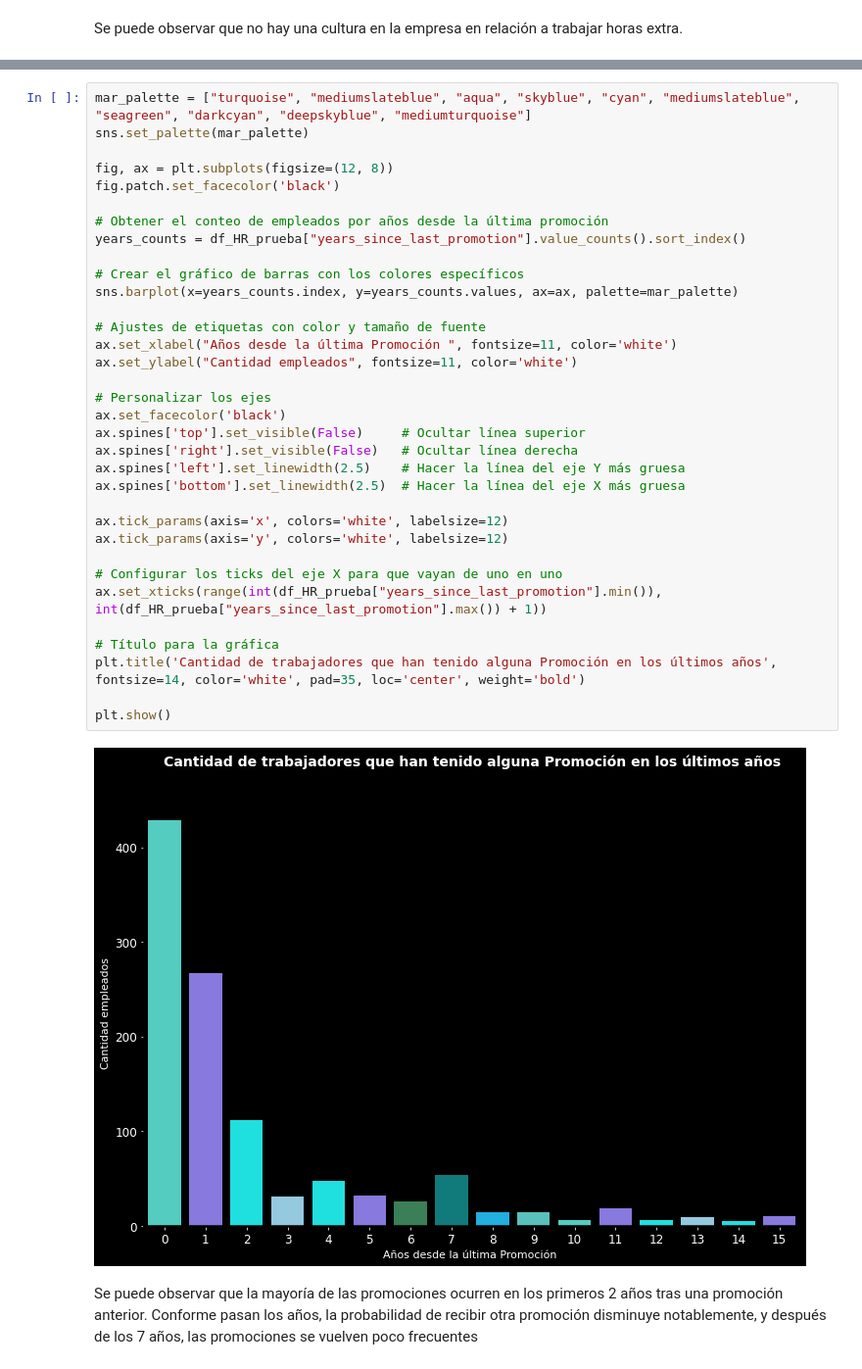
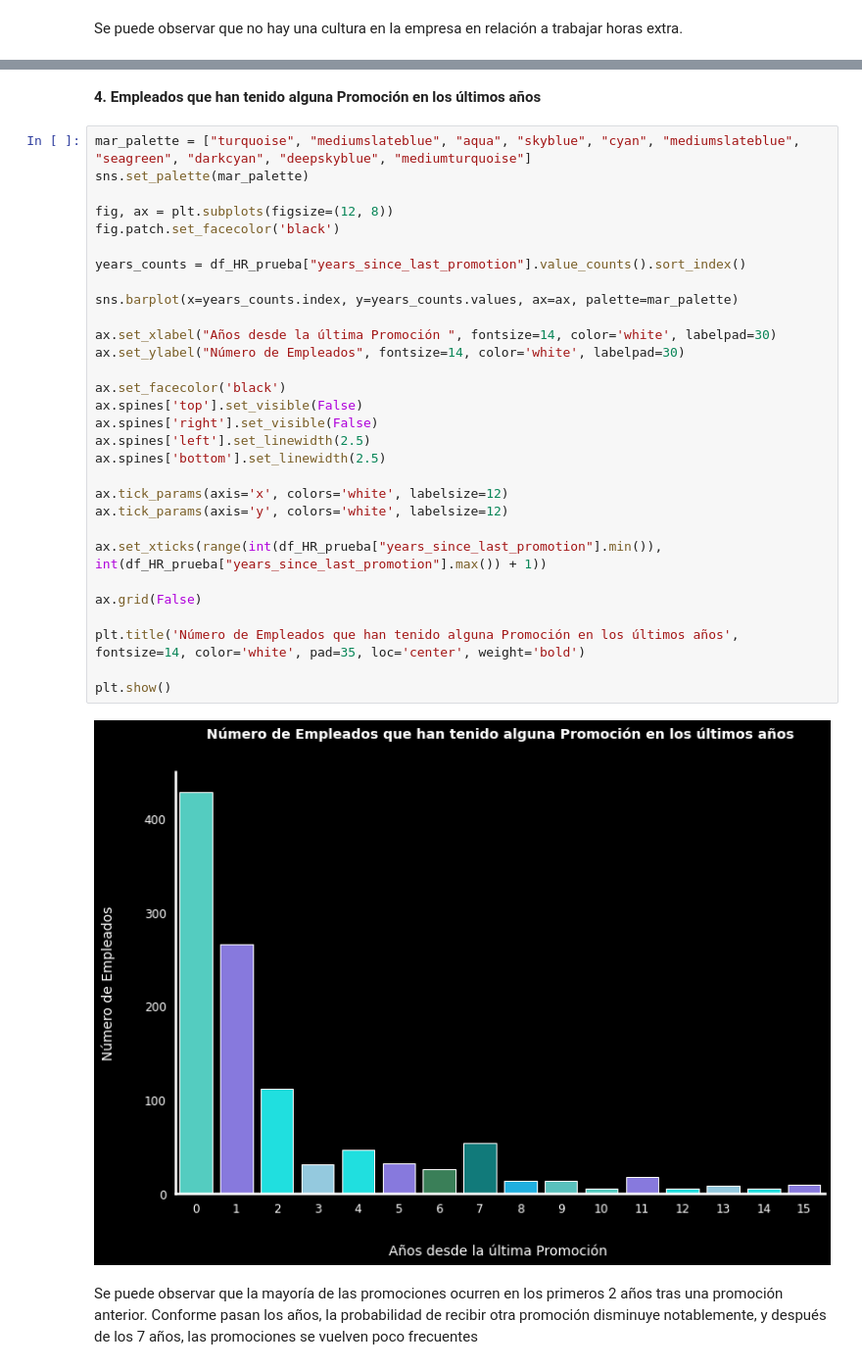
Before and after one commit to Paulamc1695/proyecto_da_promo_J_modulo_3, a Jupyter notebook: Fase_5_Analisis_estadisticos.ipynb, the cells around one changed output, grey strips where cells are left out. Shown: that part at 98% size. Drawn from its saved outputs; the diff is of its cells as text.

```diff
--- a/Fase_5_Analisis_estadisticos.ipynb
+++ b/Fase_5_Analisis_estadisticos.ipynb
@@ -344,38 +321,36 @@ Se puede observar que no hay una cultura en la empresa en relación a trabajar h
+# %% [markdown]
+**4. Empleados que han tenido alguna Promoción en los últimos años**
 # %%
 mar_palette = ["turquoise", "mediumslateblue", "aqua", "skyblue", "cyan", "mediumslateblue", "seagreen", "darkcyan", "deepskyblue", "mediumturquoise"]
 sns.set_palette(mar_palette)
 
 fig, ax = plt.subplots(figsize=(12, 8))
 fig.patch.set_facecolor('black')
 
-# Obtener el conteo de empleados por años desde la última promoción
 years_counts = df_HR_prueba["years_since_last_promotion"].value_counts().sort_index()
 
-# Crear el gráfico de barras con los colores específicos
 sns.barplot(x=years_counts.index, y=years_counts.values, ax=ax, palette=mar_palette)
 
-# Ajustes de etiquetas con color y tamaño de fuente
-ax.set_xlabel("Años desde la última Promoción ", fontsize=11, color='white')
-ax.set_ylabel("Cantidad empleados", fontsize=11, color='white')
+ax.set_xlabel("Años desde la última Promoción ", fontsize=14, color='white', labelpad=30)
+ax.set_ylabel("Número de Empleados", fontsize=14, color='white', labelpad=30)
 
-# Personalizar los ejes
 ax.set_facecolor('black')
-ax.spines['top'].set_visible(False)     # Ocultar línea superior
-ax.spines['right'].set_visible(False)   # Ocultar línea derecha
-ax.spines['left'].set_linewidth(2.5)    # Hacer la línea del eje Y más gruesa
-ax.spines['bottom'].set_linewidth(2.5)  # Hacer la línea del eje X más gruesa
+ax.spines['top'].set_visible(False)
+ax.spines['right'].set_visible(False)
+ax.spines['left'].set_linewidth(2.5)
+ax.spines['bottom'].set_linewidth(2.5)
 
 ax.tick_params(axis='x', colors='white', labelsize=12)
 ax.tick_params(axis='y', colors='white', labelsize=12)
 
-# Configurar los ticks del eje X para que vayan de uno en uno
 ax.set_xticks(range(int(df_HR_prueba["years_since_last_promotion"].min()), int(df_HR_prueba["years_since_last_promotion"].max()) + 1))
 
-# Título para la gráfica
-plt.title('Cantidad de trabajadores que han tenido alguna Promoción en los últimos años', fontsize=14, color='white', pad=35, loc='center', weight='bold')
+ax.grid(False)
+
+plt.title('Número de Empleados que han tenido alguna Promoción en los últimos años', fontsize=14, color='white', pad=35, loc='center', weight='bold')
 
 plt.show()
 # %% [output]
-[figure, old version]
+[figure, new version]
 # %% [markdown]
 Se puede observar que la mayoría de las promociones ocurren en los primeros 2 años tras una promoción anterior. Conforme pasan los años, la probabilidad de recibir otra promoción disminuye notablemente, y después de los 7 años, las promociones se vuelven poco frecuentes
```
Also changed, not shown: parts of 22 cells of this notebook.
